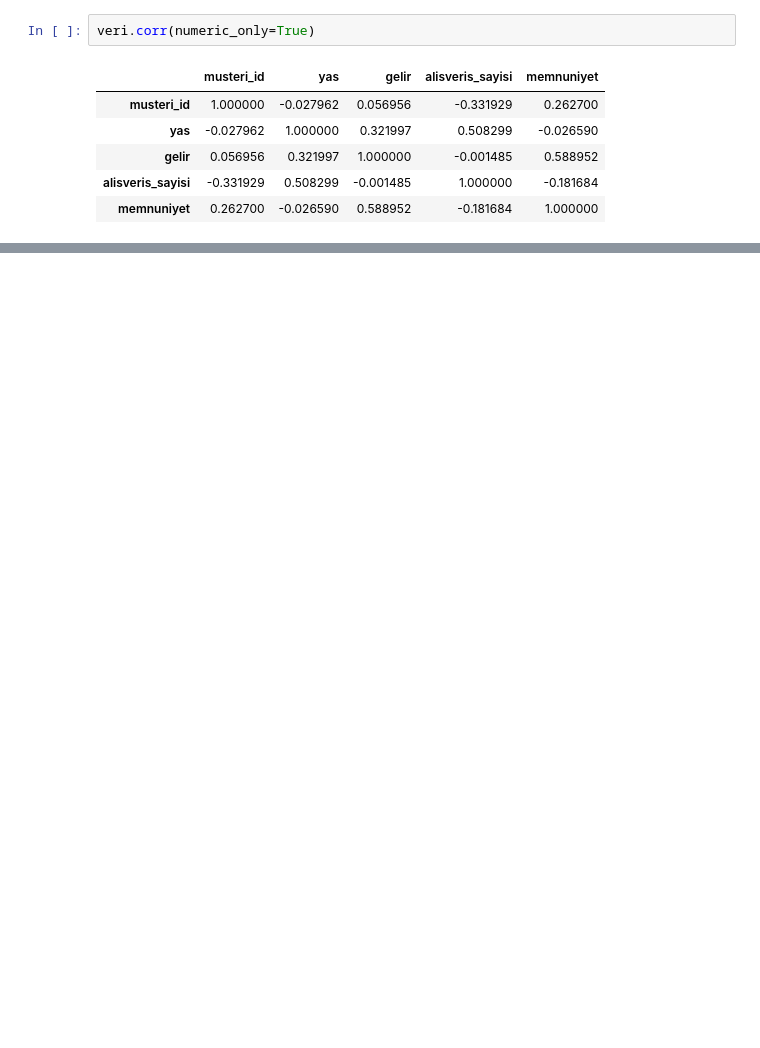
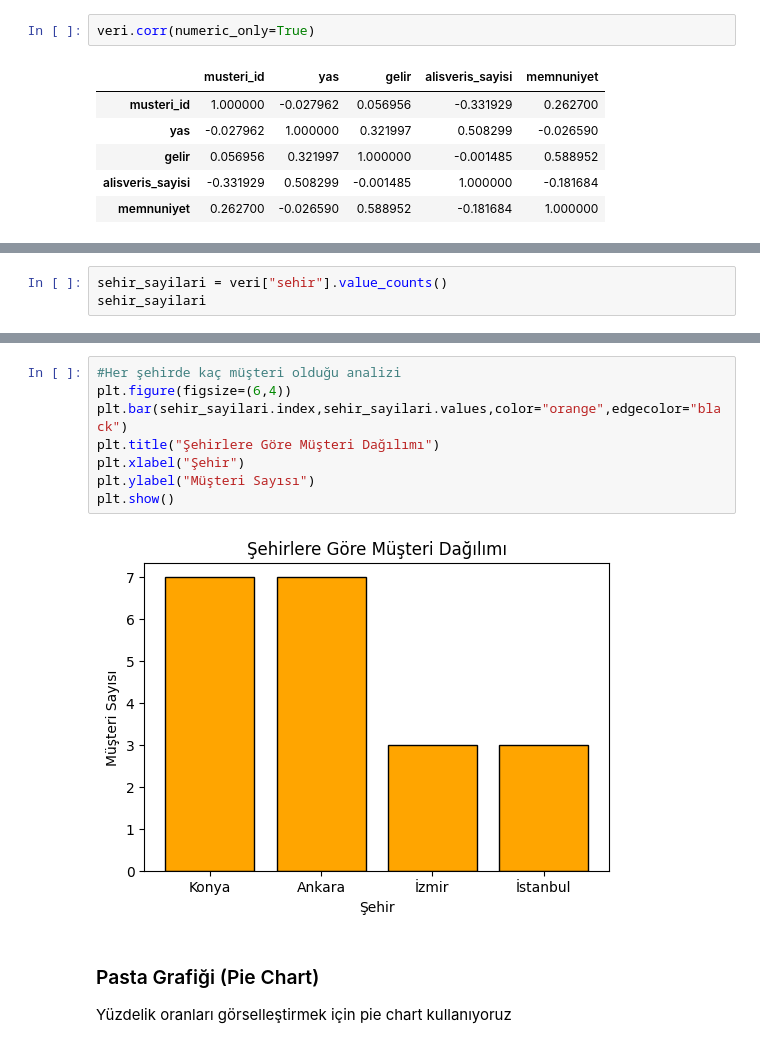
Before and after one commit to ArsenLupen53/GYZU-BTK-codespace, a Jupyter notebook: veri_seti_inceleme/veri_seti_ilk_islemler_gorsellestirme.ipynb, the cells around one changed output, grey strips where cells are left out. Drawn from its saved outputs; the diff is of its cells as text; blank space fills up the shorter version.

```diff
--- a/veri_seti_inceleme/veri_seti_ilk_islemler_gorsellestirme.ipynb
+++ b/veri_seti_inceleme/veri_seti_ilk_islemler_gorsellestirme.ipynb
@@ -307,0 +350,3 @@ veri.corr(numeric_only=True)
+# %%
+sehir_sayilari = veri["sehir"].value_counts()
+sehir_sayilari
@@ -307,0 +361,13 @@ veri.corr(numeric_only=True)
+# %%
+#Her şehirde kaç müşteri olduğu analizi
+plt.figure(figsize=(6,4))
+plt.bar(sehir_sayilari.index,sehir_sayilari.values,color="orange",edgecolor="black")
+plt.title("Şehirlere Göre Müşteri Dağılımı")
+plt.xlabel("Şehir")
+plt.ylabel("Müşteri Sayısı")
+plt.show()
+# %% [output]
+[figure, added]
+# %% [markdown]
+### Pasta Grafiği (Pie Chart)
+Yüzdelik oranları görselleştirmek için pie chart kullanıyoruz
```
Also changed, not shown: parts of 18 cells of this notebook.
